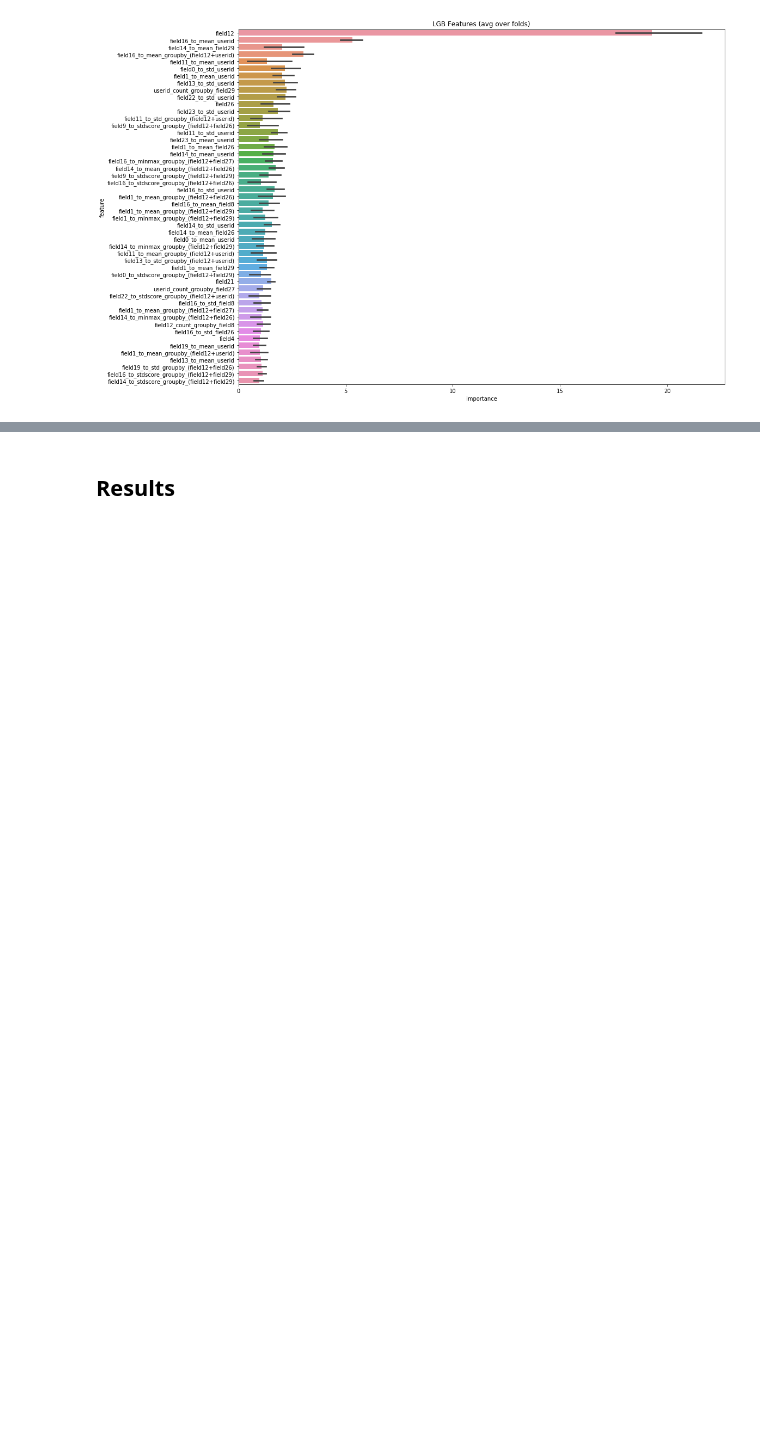
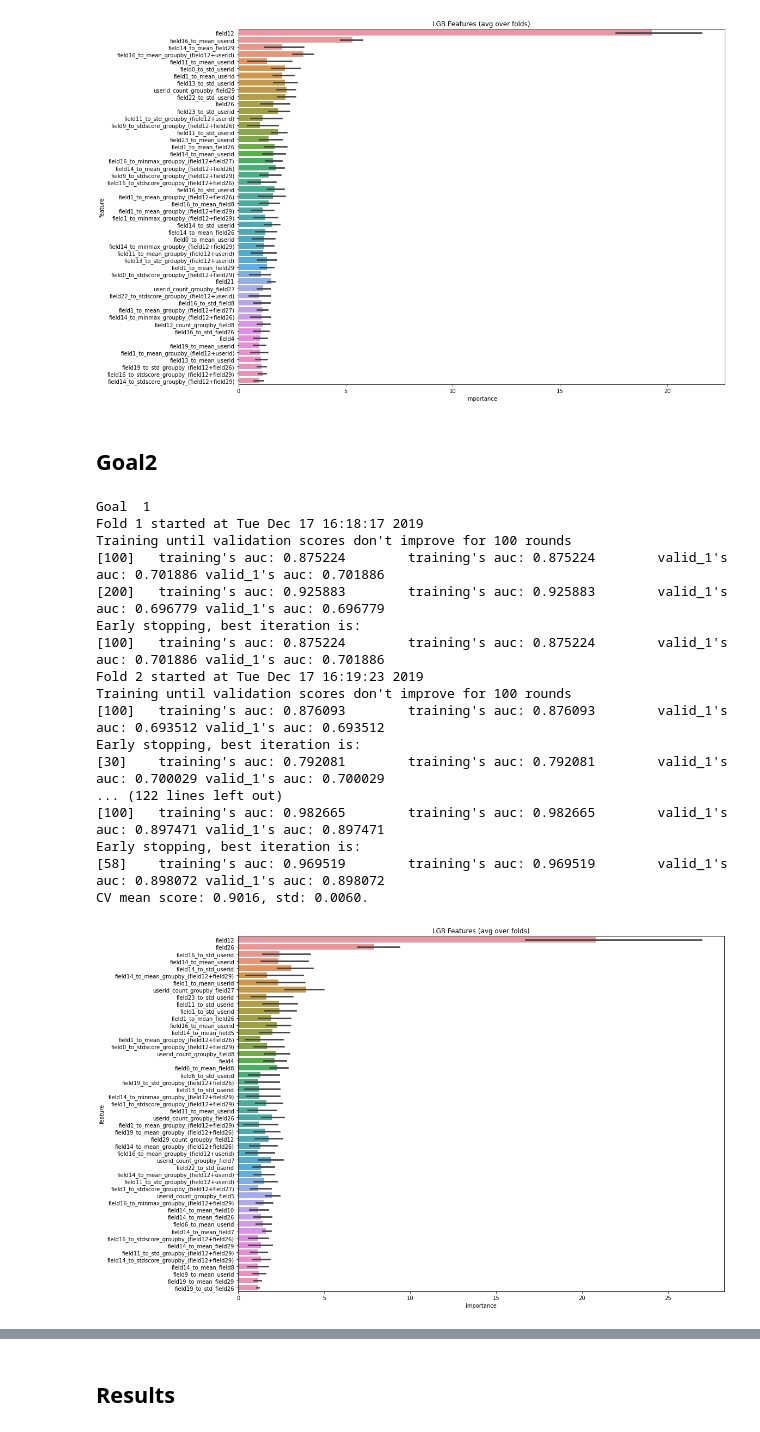
Before and after one commit to annabaydina/12trip, a Jupyter notebook: 00_Pipeline.ipynb, the cells around one changed output, grey strips where cells are left out. Saved outputs shown, nothing was run; the diff lists cells and outputs as text; code cells hidden in the pictures; blank space fills up the shorter version.

```diff
--- a/00_Pipeline.ipynb
+++ b/00_Pipeline.ipynb
@@ -269,3 +276,83 @@ test['proba'] = result_dict['prediction']
 sub = pd.read_csv('data/onetwotrip_challenge_sub1.csv')
 sub['proba'] = test['proba'] / test['proba'].max()
 sub.reset_index(drop=True).set_index('orderid').to_csv(f'{p.working_folder}/submission-{t}.csv')
+# %% [markdown]
+## Goal2
+# %%
+exclude_features_from_training = ['indicator_goal21', 'indicator_goal22', 'indicator_goal23',
+       'indicator_goal24', 'indicator_goal25', 'goal21', 'goal22', 'goal23',
+       'goal24', 'goal25', 'goal1','userid',]
+# %%
+sub2 = pd.read_csv('data/onetwotrip_challenge_sub2.csv')
+# %%
+sub2.columns = ['orderid', 'goal21', 'goal22', 'goal23', 'goal24', 'goal25']
+sub2 = pd.DataFrame(0, columns=sub2.columns, index=sub2.index)
+# %%
+from sklearn.model_selection import GroupKFold, KFold
+
+data = p.data['data']
+for i_goal in range(1,6):
+    print ("Goal ", i_goal)
+    data_filtered = data[data[f'indicator_goal2{i_goal}'] == 1]
+    X = data_filtered[data_filtered[f'goal2{i_goal}']>=0].drop([f'goal2{i_goal}'], axis=1)
+    y = data_filtered[data_filtered[f'goal2{i_goal}']>=0][f'goal2{i_goal}']
+    test=data[data[f'goal2{i_goal}']<0]
+    train_features = [f for f in data.columns if f not in exclude_features_from_training]
+
+
+    NFOLDS = 5
+    folds = GroupKFold(n_splits=NFOLDS)
+    params = {
+              'objective': 'binary',
+              "metric": 'auc',
+              "verbosity": -1,
+             }
+    train_options = {
+            "model_type":'lgb',
+            "params": params,
+            "eval_metric":'auc',
+            'early_stopping_rounds': 100,
+            'n_estimators': 500,
+            'averaging': 'rank',
+            'use_groups': False,
+            'fold_name': folds.__class__.__name__,
+            'n_splits': NFOLDS
+        }
+
+    result_dict = train_model_classification_vb( X=X,
+                                                 X_test=test,
+                                                 columns=train_features,
+                                                 y=y,
+                                                 params=params, folds=folds,
+                                                 model_type=train_options['model_type'],
+                                                 plot_feature_importance=True,
+                                                 verbose=100, early_stopping_rounds=train_options['early_stopping_rounds'],
+                                                 n_estimators=train_options['n_estimators'],
+                                                 averaging=train_options['averaging'],
+                                                 groups=X['userid'],
+                                                 n_jobs=-1)
+    test[f'proba2{i_goal}'] = result_dict['prediction']
+    sub2[f'goal2{i_goal}'] = test[f'proba2{i_goal}'] / test[f'proba2{i_goal}'].max()
+
+import datetime
+t = datetime.datetime.now().strftime("%m-%d-%H-%M")
+sub2.reset_index(drop=True).to_csv(f'{p.working_folder}/submission2-{t}.csv')
+# %% [output]
+Goal  1
+Fold 1 started at Tue Dec 17 16:18:17 2019
+Training until validation scores don't improve for 100 rounds
+[100]   training's auc: 0.875224        training's auc: 0.875224        valid_1's auc: 0.701886 valid_1's auc: 0.701886
+[200]   training's auc: 0.925883        training's auc: 0.925883        valid_1's auc: 0.696779 valid_1's auc: 0.696779
+Early stopping, best iteration is:
+[100]   training's auc: 0.875224        training's auc: 0.875224        valid_1's auc: 0.701886 valid_1's auc: 0.701886
+Fold 2 started at Tue Dec 17 16:19:23 2019
+Training until validation scores don't improve for 100 rounds
+[100]   training's auc: 0.876093        training's auc: 0.876093        valid_1's auc: 0.693512 valid_1's auc: 0.693512
+Early stopping, best iteration is:
+[30]    training's auc: 0.792081        training's auc: 0.792081        valid_1's auc: 0.700029 valid_1's auc: 0.700029
+... (122 lines left out)
+[100]   training's auc: 0.982665        training's auc: 0.982665        valid_1's auc: 0.897471 valid_1's auc: 0.897471
+Early stopping, best iteration is:
+[58]    training's auc: 0.969519        training's auc: 0.969519        valid_1's auc: 0.898072 valid_1's auc: 0.898072
+CV mean score: 0.9016, std: 0.0060.
+[figure, added]
```
Also changed, not shown: parts of 14 cells of this notebook, 3 other files.
